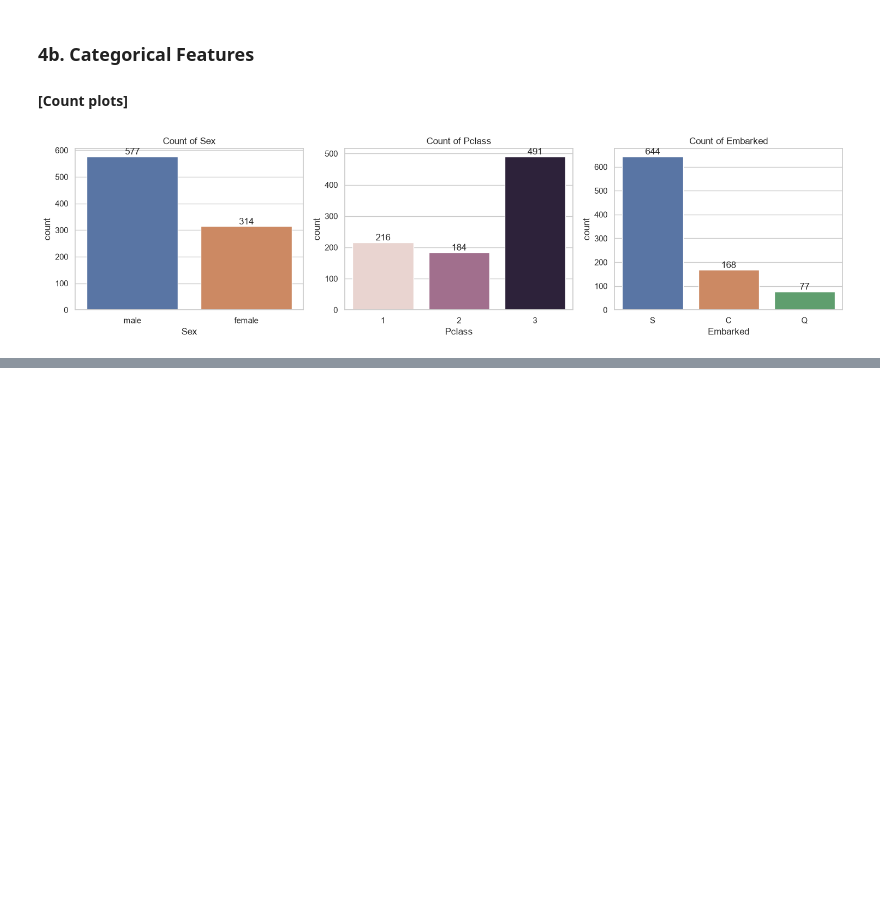
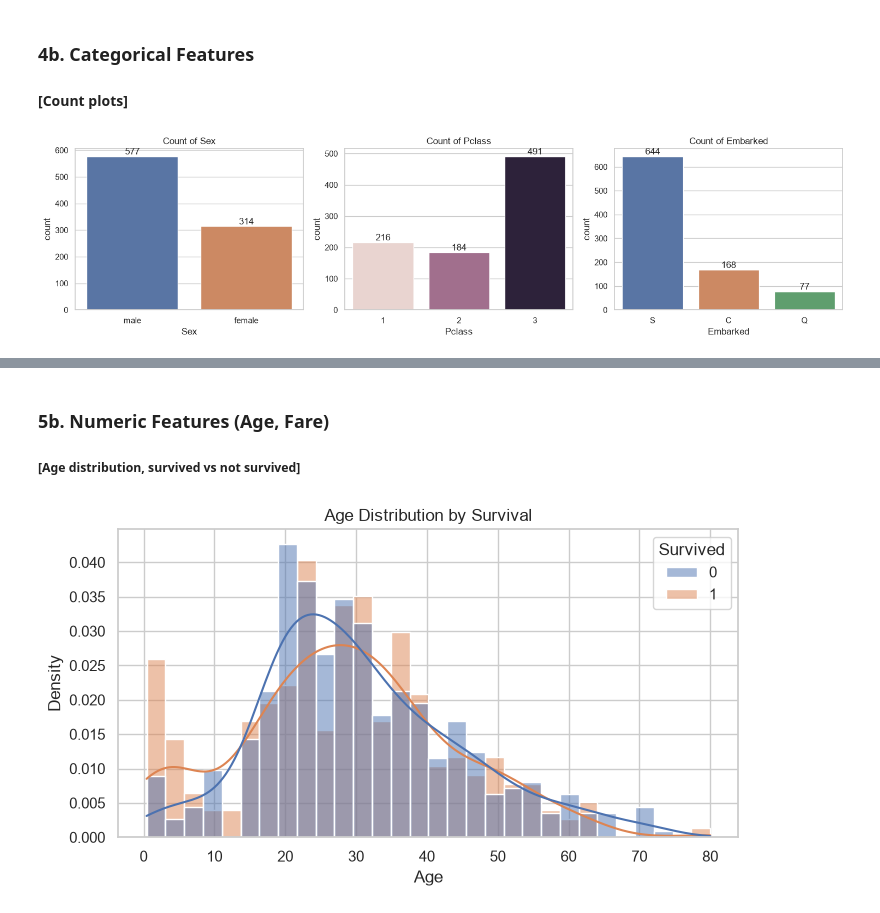
Before and after one commit to Tariqul-stack/titanic-survival-prediction, a Jupyter notebook: notebooks/01_eda.ipynb, the cells around one changed output, grey strips where cells are left out. Cells and saved outputs as stored; diff of their text form; code cells hidden in the pictures; blank space fills up the shorter version.

```diff
--- a/notebooks/01_eda.ipynb
+++ b/notebooks/01_eda.ipynb
@@ -177,0 +219,11 @@ plt.show()
+# %% [markdown]
+### 5b. Numeric Features (Age, Fare)
+##### [Age distribution, survived vs not survived]
+# %%
+plt.figure(figsize=(8, 4))
+sns.histplot(data=df, x="Age", hue="Survived", kde=True, bins=30,
+             stat="density", common_norm=False)
+plt.title("Age Distribution by Survival")
+plt.show()
+# %% [output]
+[figure, added]
```
Also changed, not shown: parts of 14 cells of this notebook, 1 other file.
